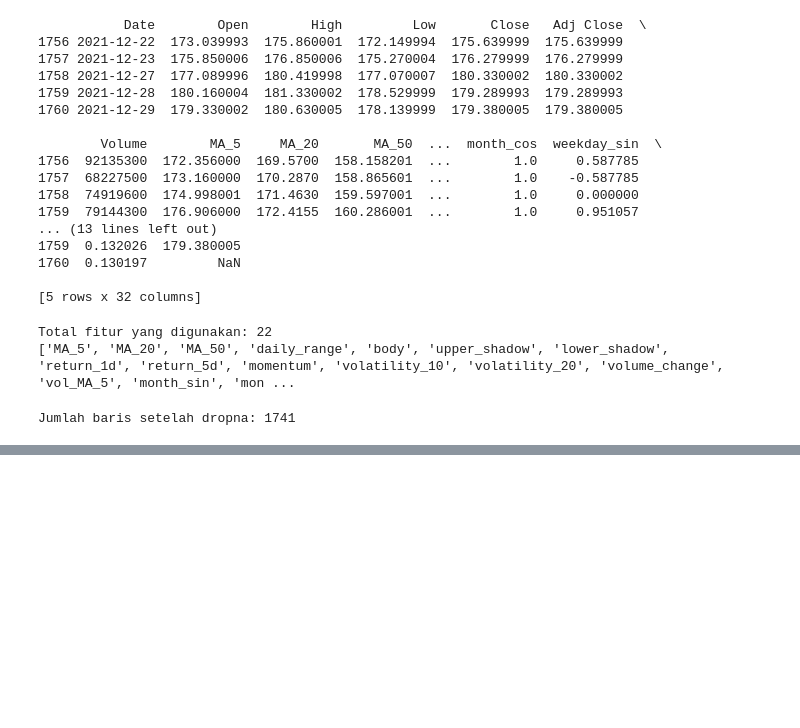
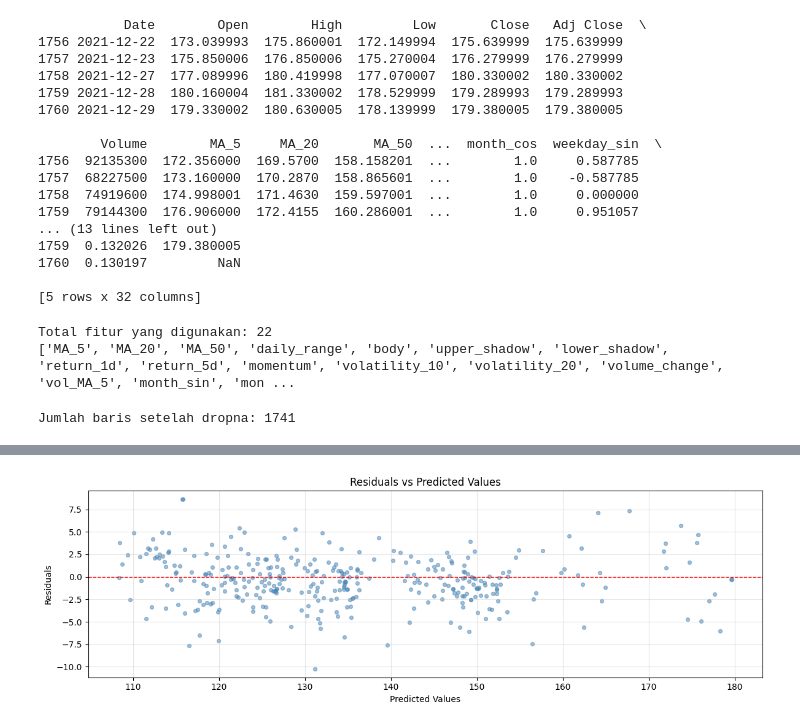
Before and after one commit to Ms-Ulfiyahrustam/Prediction_Apple_Share, a Jupyter notebook: Prediksi_Harga_Closing_Saham_Apple.ipynb, the cells around one changed output, grey strips where cells are left out. Saved outputs shown, nothing was run; the diff lists cells and outputs as text; code cells hidden in the pictures; blank space fills up the shorter version.

```diff
--- a/Prediksi_Harga_Closing_Saham_Apple.ipynb
+++ b/Prediksi_Harga_Closing_Saham_Apple.ipynb
@@ -241,0 +272,12 @@ Jumlah baris setelah dropna: 1741
+# %%
+model = LinearRegression()
+model.fit(X_train_scaled, y_train)
+
+# Koefisien fitur
+coef_df = (
+    pd.DataFrame({"feature": FEATURE_COLS, "coefficient": model.coef_})
+    .reindex(pd.Series(np.abs(model.coef_)).sort_values(ascending=False).index)
+    .reset_index(drop=True)
+)
+print("\n=== KOEFISIEN MODEL (Top 10) ===")
+print(coef_df.head(10).to_string(index=False))
@@ -241,0 +387,15 @@ Jumlah baris setelah dropna: 1741
+# %%
+# ── 9.2  Residual Scatter ─────────────────────
+residuals = y_test - y_pred_test
+plt.figure(figsize=(12, 4))
+plt.scatter(y_pred_test, residuals, alpha=0.5, s=18, color="steelblue")
+plt.axhline(0, color="red", linestyle="--", linewidth=1)
+plt.title("Residuals vs Predicted Values")
+plt.xlabel("Predicted Values")
+plt.ylabel("Residuals")
+plt.grid(True, alpha=0.3)
+plt.tight_layout()
+plt.savefig("04_residual_scatter.png", dpi=150)
+plt.show()
+# %% [output]
+[figure, added]
```
Also changed, not shown: parts of 23 cells of this notebook.
